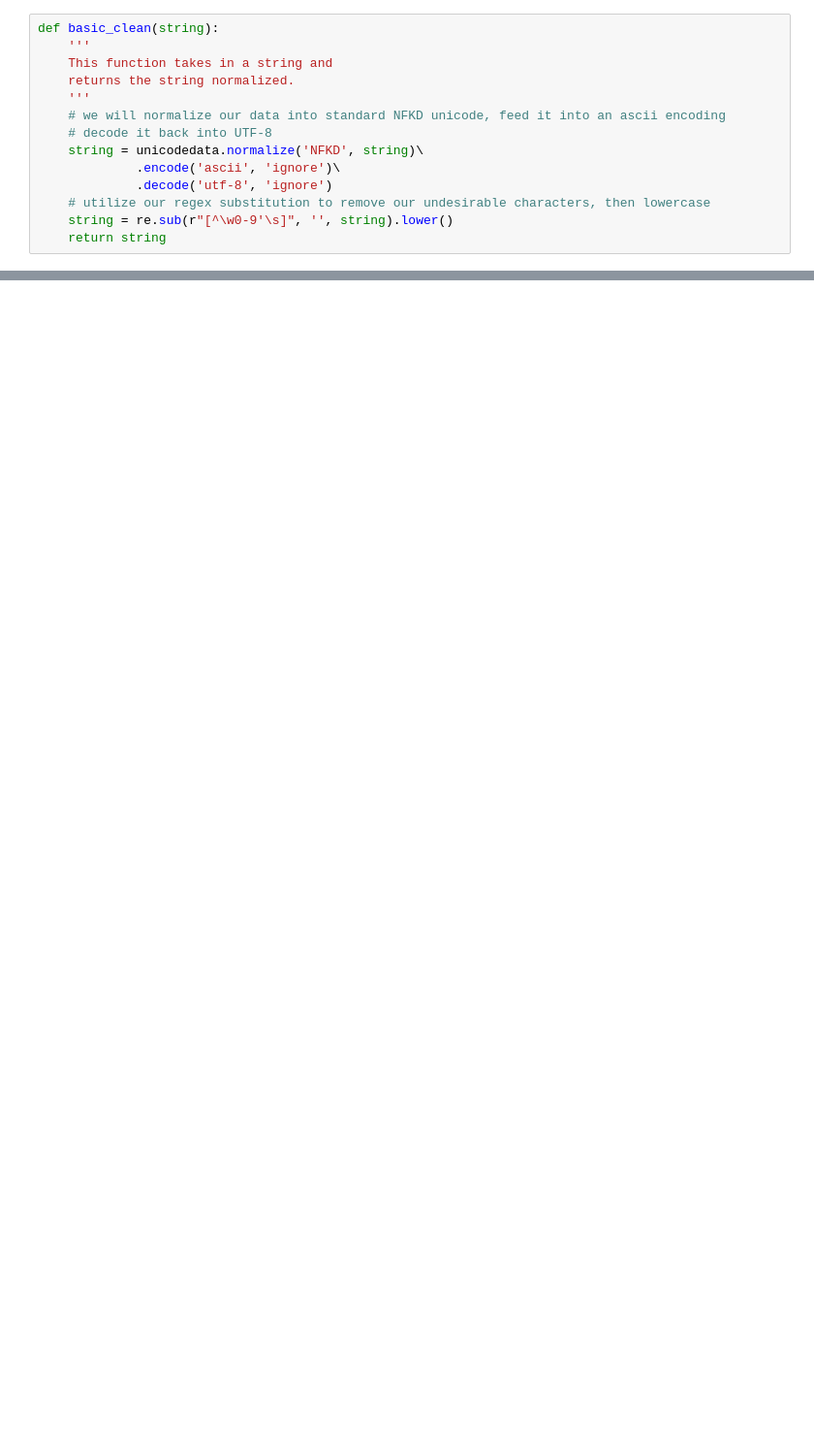
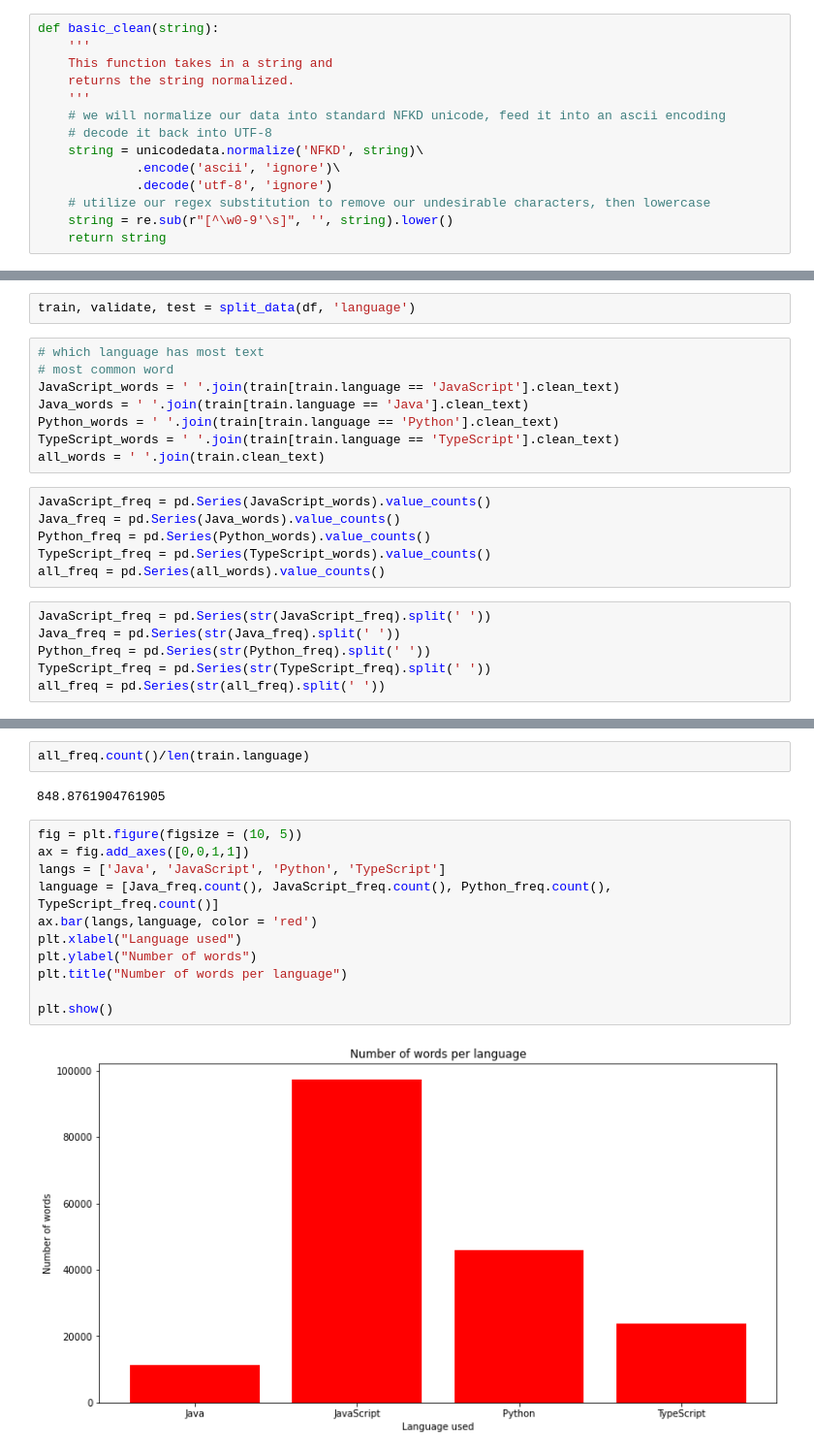
Before and after one commit to NLP-Project-Burton-Yuvia-Yvette/NLP-Project, a Jupyter notebook: personal_notebook.ipynb, the cells around one changed output, grey strips where cells are left out. Shown: that part at 97% size. Cells and saved outputs as stored; diff of their text form; blank space fills up the shorter version.

```diff
--- a/personal_notebook.ipynb
+++ b/personal_notebook.ipynb
@@ -312,0 +189,22 @@ IndentationError: unindent does not match any outer indentation level (<tokenize
+# %%
+train, validate, test = split_data(df, 'language')
+# %%
+# which language has most text
+# most common word
+JavaScript_words = ' '.join(train[train.language == 'JavaScript'].clean_text)
+Java_words = ' '.join(train[train.language == 'Java'].clean_text)
+Python_words = ' '.join(train[train.language == 'Python'].clean_text)
+TypeScript_words = ' '.join(train[train.language == 'TypeScript'].clean_text)
+all_words = ' '.join(train.clean_text)
+# %%
+JavaScript_freq = pd.Series(JavaScript_words).value_counts()
+Java_freq = pd.Series(Java_words).value_counts()
+Python_freq = pd.Series(Python_words).value_counts()
+TypeScript_freq = pd.Series(TypeScript_words).value_counts()
+all_freq = pd.Series(all_words).value_counts()
+# %%
+JavaScript_freq = pd.Series(str(JavaScript_freq).split(' '))
+Java_freq = pd.Series(str(Java_freq).split(' '))
+Python_freq = pd.Series(str(Python_freq).split(' '))
+TypeScript_freq = pd.Series(str(TypeScript_freq).split(' '))
+all_freq = pd.Series(str(all_freq).split(' '))
@@ -312,0 +217,17 @@ IndentationError: unindent does not match any outer indentation level (<tokenize
+# %%
+all_freq.count()/len(train.language)
+# %% [output]
+848.8761904761905
+# %%
+fig = plt.figure(figsize = (10, 5))
+ax = fig.add_axes([0,0,1,1])
+langs = ['Java', 'JavaScript', 'Python', 'TypeScript']
+language = [Java_freq.count(), JavaScript_freq.count(), Python_freq.count(), TypeScript_freq.count()]
+ax.bar(langs,language, color = 'red')
+plt.xlabel("Language used")
+plt.ylabel("Number of words")
+plt.title("Number of words per language")
+
+plt.show()
+# %% [output]
+[figure, added]
```
Also changed, not shown: parts of 43 cells of this notebook.
